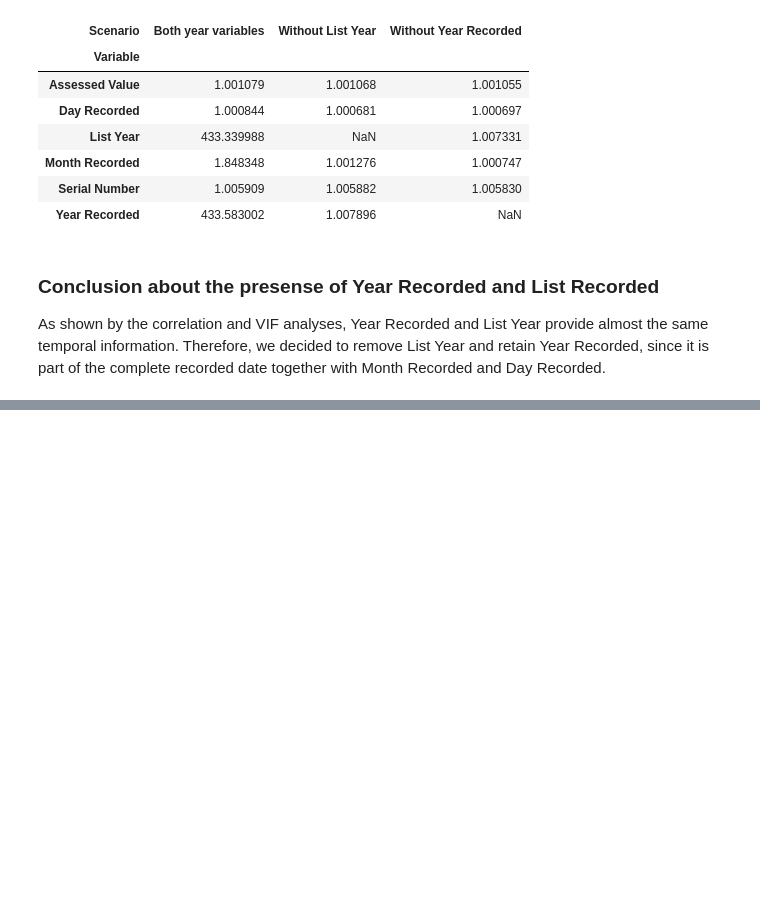
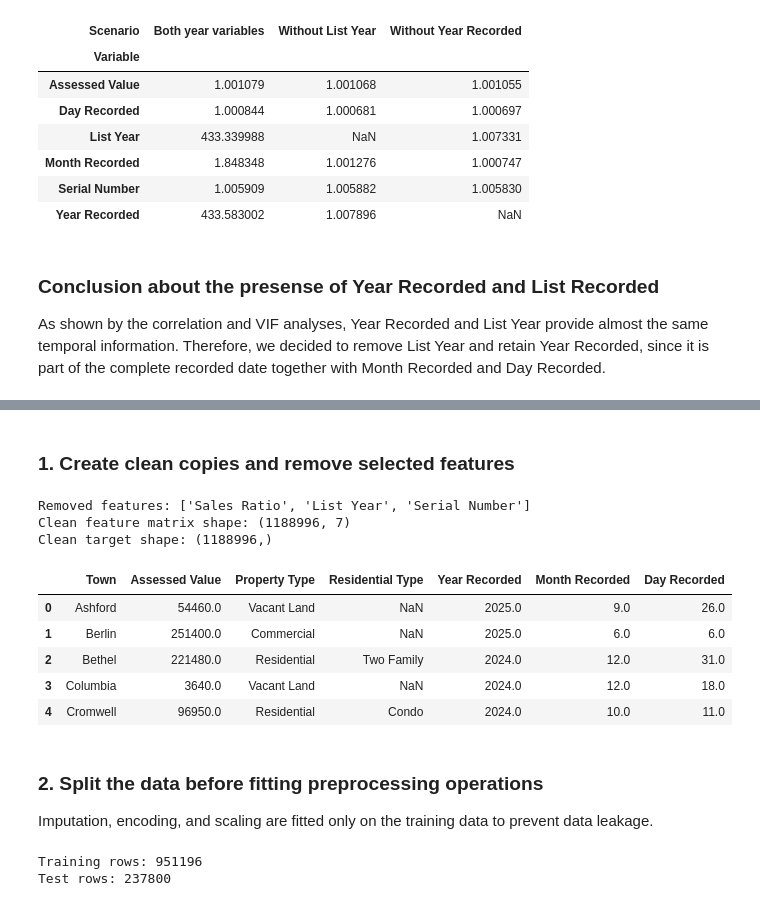
Before and after one commit to SSloan07/ValuingH0M3, a Jupyter notebook: ValuingH0M3.ipynb, the cells around one changed output, grey strips where cells are left out. Drawn from its saved outputs; the diff is of its cells as text; code cells hidden in the pictures; blank space fills up the shorter version.

Commit message:
Data processing after EDA completed

```diff
--- a/ValuingH0M3.ipynb
+++ b/ValuingH0M3.ipynb
@@ -1011,0 +1044,48 @@ As shown by the correlation and VIF analyses, Year Recorded and List Year provid
+# %% [markdown]
+### 1. Create clean copies and remove selected features
+# %%
+# Preserve the result of the EDA while keeping X and y unchanged
+X_clean = X.copy()
+y_clean = y.copy()
+
+# Remove features according to the EDA conclusions
+columns_to_remove = ['Sales Ratio', 'List Year', 'Serial Number']
+X_clean = X_clean.drop(columns=columns_to_remove, errors='ignore')
+
+# Logarithms require non-negative values
+if (X_clean['Assessed Value'].dropna() < 0).any():
+    raise ValueError('Assessed Value contains negative values.')
+if (y_clean.dropna() < 0).any():
+    raise ValueError('Sale Amount contains negative values.')
+
+print('Removed features:', columns_to_remove)
+print('Clean feature matrix shape:', X_clean.shape)
+print('Clean target shape:', y_clean.shape)
+display(X_clean.head())
+# %% [output]
+Removed features: ['Sales Ratio', 'List Year', 'Serial Number']
+Clean feature matrix shape: (1188996, 7)
+Clean target shape: (1188996,)
+|  | Town | Assessed Value | Property Type | Residential Type | Year Recorded | Month Recorded | Day Recorded |
+| 0 | Ashford | 54460.0 | Vacant Land | NaN | 2025.0 | 9.0 | 26.0 |
+| 1 | Berlin | 251400.0 | Commercial | NaN | 2025.0 | 6.0 | 6.0 |
+| 2 | Bethel | 221480.0 | Residential | Two Family | 2024.0 | 12.0 | 31.0 |
+| 3 | Columbia | 3640.0 | Vacant Land | NaN | 2024.0 | 12.0 | 18.0 |
+| 4 | Cromwell | 96950.0 | Residential | Condo | 2024.0 | 10.0 | 11.0 |
+# %% [markdown]
+### 2. Split the data before fitting preprocessing operations
+
+Imputation, encoding, and scaling are fitted only on the training data to prevent data leakage.
+# %%
+X_train_clean, X_test_clean, y_train_clean, y_test_clean = train_test_split(
+    X_clean,
+    y_clean,
+    test_size=0.2,
+    random_state=77
+)
+
+print('Training rows:', len(X_train_clean))
+print('Test rows:', len(X_test_clean))
+# %% [output]
+Training rows: 951196
+Test rows: 237800
```
Also changed, not shown: parts of 10 cells of this notebook, 1 other file.
